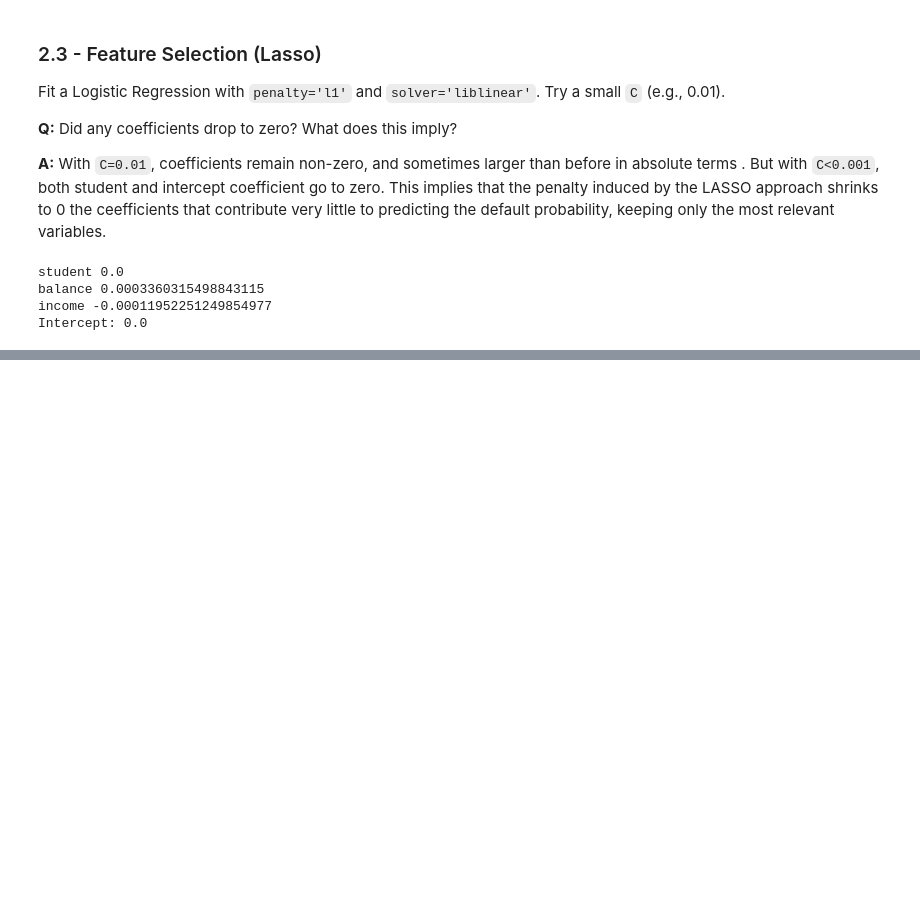
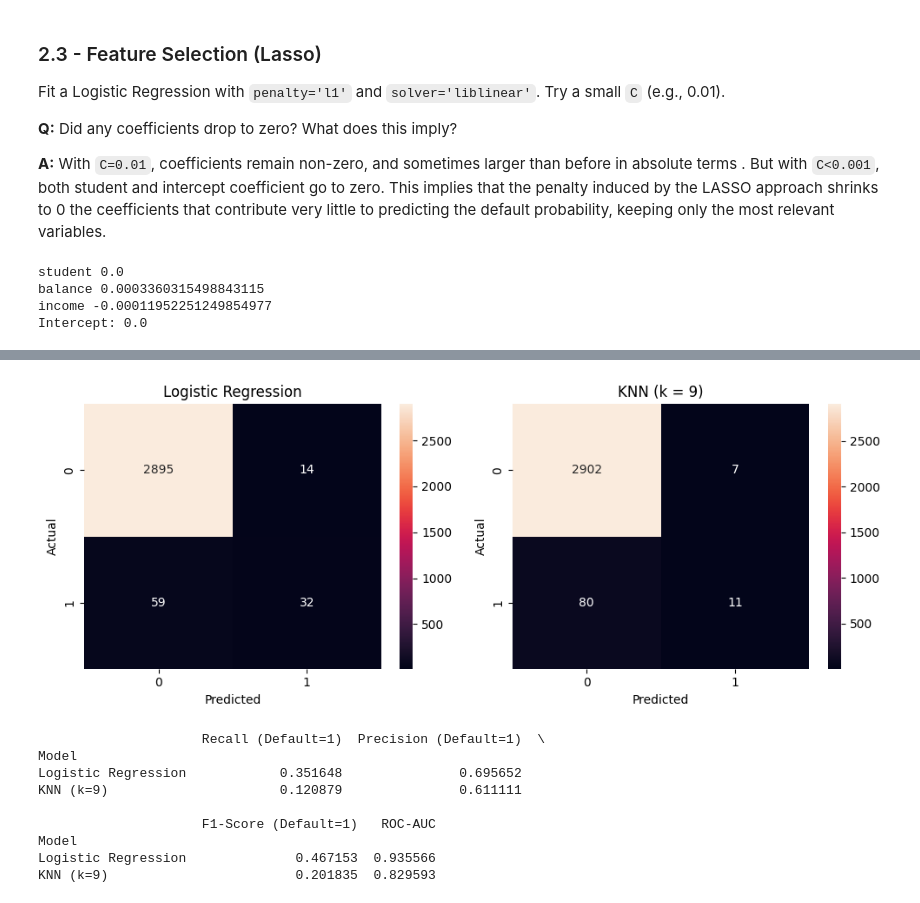
Before and after one commit to emschutt/Applied-Data-Science-Classes, a Jupyter notebook: Machine Learning/Homework_2.ipynb, the cells around one changed output, grey strips where cells are left out. Cells and saved outputs as stored; diff of their text form; code cells hidden in the pictures; blank space fills up the shorter version.

```diff
--- a/Machine Learning/Homework_2.ipynb
+++ b/Machine Learning/Homework_2.ipynb
@@ -160,0 +179,12 @@ Intercept: 0.0
+# %%
+from sklearn.neighbors import KNeighborsClassifier
+
+model3 = KNeighborsClassifier(n_neighbors=9)
+model3.fit(X_train, y_train)
+
+model3_pred = model3.predict(X_test)
+model3_proba = model3.predict_proba(X_test)[:, 1]
+
+### Logistic Reg pred & proba
+model2_pred = model.predict(X_test)
+model2_proba = model.predict_proba(X_test)[:, 1]
@@ -160,0 +196,55 @@ Intercept: 0.0
+# %%
+from sklearn.metrics import confusion_matrix, precision_recall_fscore_support, roc_auc_score
+
+# --- Confusion matrices ---
+cm_log = confusion_matrix(y_test, model2_pred)
+cm_knn = confusion_matrix(y_test, model3_pred)
+
+fig, axes = plt.subplots(1, 2, figsize=(10, 4))
+
+sns.heatmap(cm_log, annot=True, fmt="d", ax=axes[0])
+axes[0].set_title("Logistic Regression")
+axes[0].set_xlabel("Predicted")
+axes[0].set_ylabel("Actual")
+
+sns.heatmap(cm_knn, annot=True, fmt="d", ax=axes[1])
+axes[1].set_title("KNN (k = 9)")
+axes[1].set_xlabel("Predicted")
+axes[1].set_ylabel("Actual")
+
+plt.tight_layout()
+plt.show()
+
+# --- Metrics DataFrame (focus on class 1) ---
+rows = []
+
+for name, y_pred, y_proba in [
+    ("Logistic Regression", model2_pred, model2_proba),
+    ("KNN (k=9)",           model3_pred, model3_proba)
+]:
+    precision, recall, f1, _ = precision_recall_fscore_support(
+        y_test, y_pred, pos_label=1, average="binary"
+    )
+    roc_auc = roc_auc_score(y_test, y_proba)
+
+    rows.append({
+        "Model": name,
+        "Recall (Default=1)": recall,
+        "Precision (Default=1)": precision,
+        "F1-Score (Default=1)": f1,
+        "ROC-AUC": roc_auc
+    })
+
+metrics_df = pd.DataFrame(rows).set_index("Model")
+print(metrics_df)
+# %% [output]
+[figure, added]
+                     Recall (Default=1)  Precision (Default=1)  \
+Model
+Logistic Regression            0.351648               0.695652
+KNN (k=9)                      0.120879               0.611111
+
+                     F1-Score (Default=1)   ROC-AUC
+Model
+Logistic Regression              0.467153  0.935566
+KNN (k=9)                        0.201835  0.829593
```
Also changed, not shown: parts of 3 cells of this notebook.
